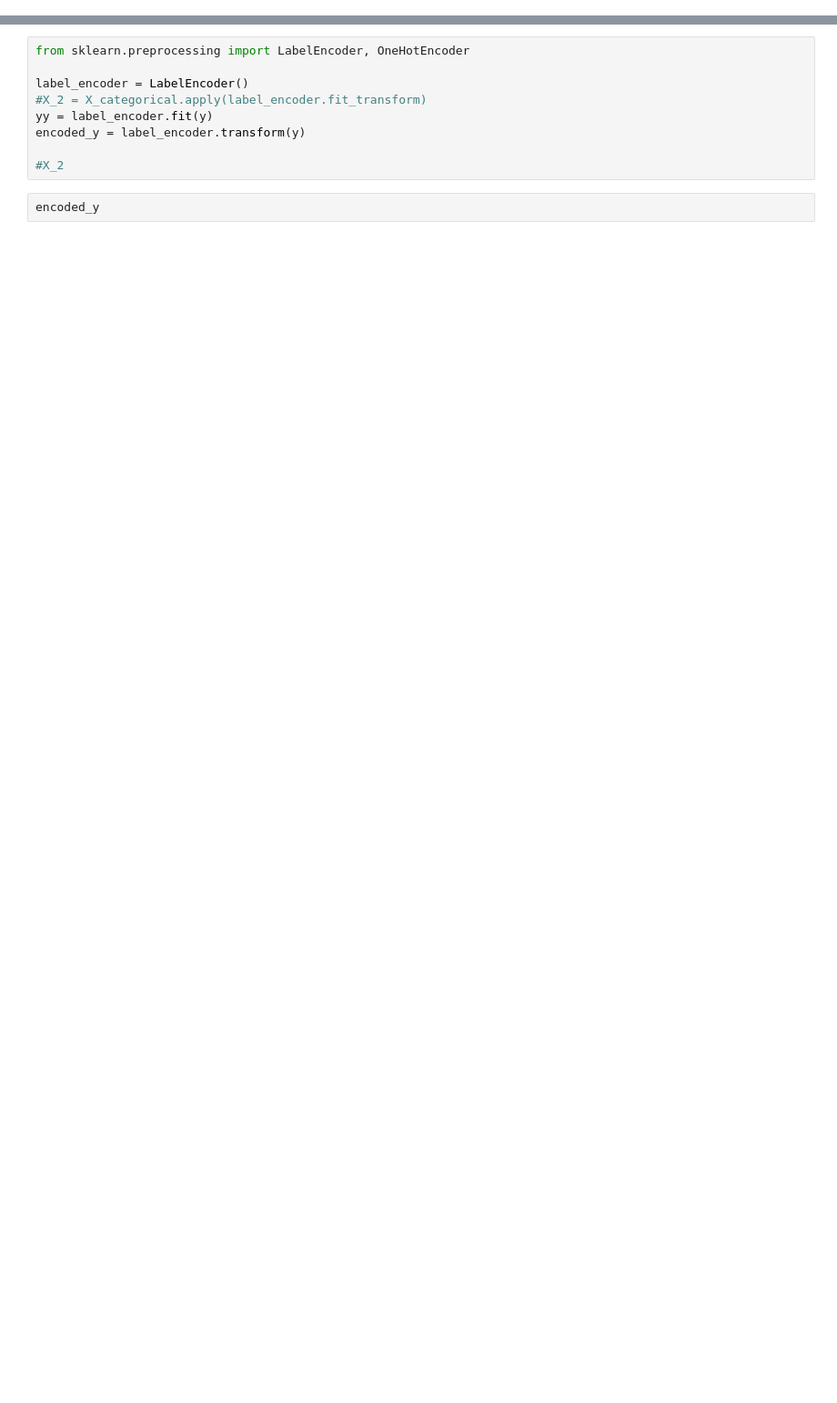
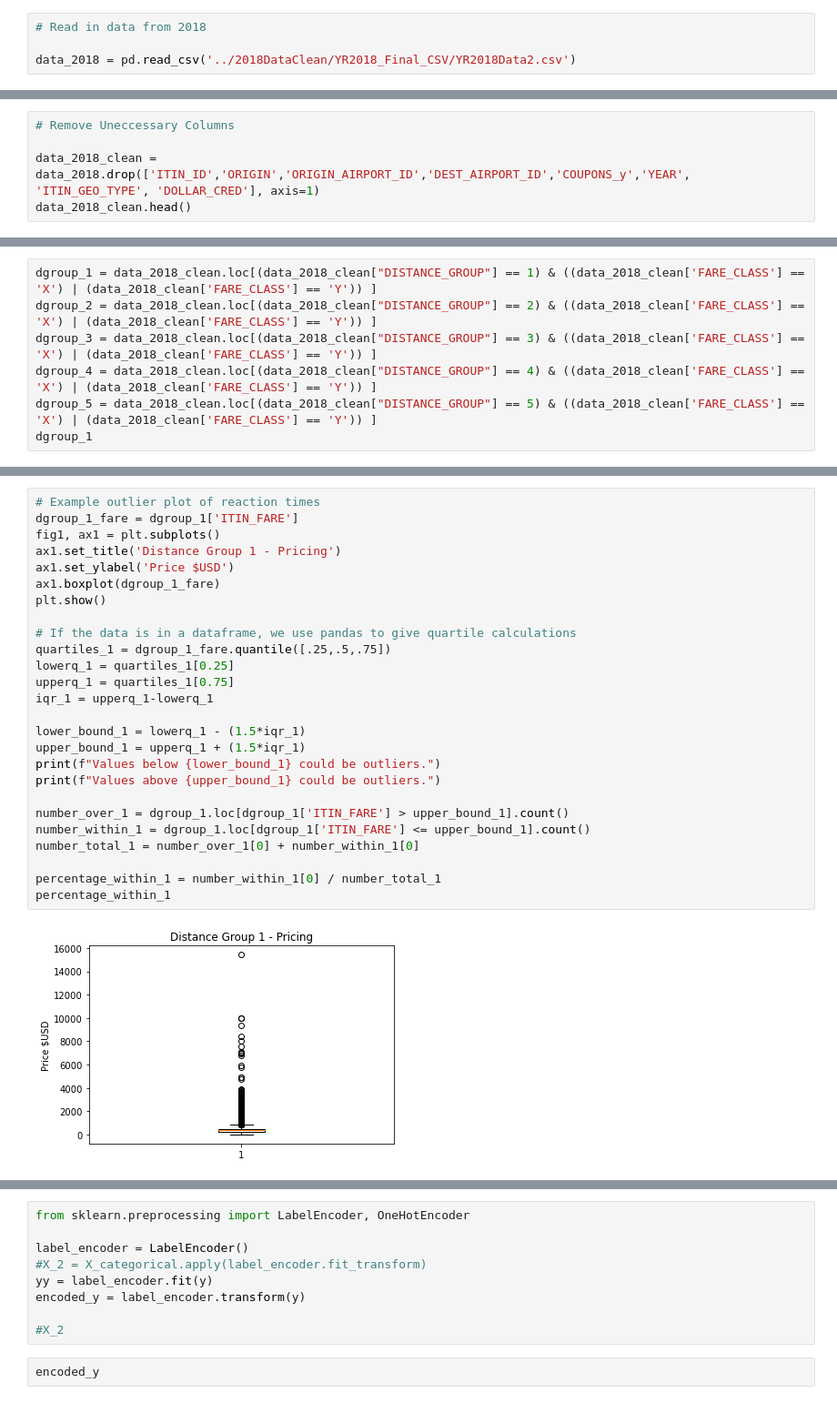
Before and after one commit to asdemonet/where-can-we-go, a Jupyter notebook: Machine_Learning_Pricing/Model 2.0 - Neural_Network.ipynb, the cells around one changed output, grey strips where cells are left out. Shown at 91% size. Cells and saved outputs as stored; diff of their text form; blank space fills up the shorter version.

```diff
--- a/Machine_Learning_Pricing/Model 2.0 - Neural_Network.ipynb
+++ b/Machine_Learning_Pricing/Model 2.0 - Neural_Network.ipynb
@@ -251,0 +7,4 @@ X
+# %%
+# Read in data from 2018
+
+data_2018 = pd.read_csv('../2018DataClean/YR2018_Final_CSV/YR2018Data2.csv')
@@ -251,0 +51,5 @@ X
+# %%
+# Remove Uneccessary Columns
+
+data_2018_clean = data_2018.drop(['ITIN_ID','ORIGIN','ORIGIN_AIRPORT_ID','DEST_AIRPORT_ID','COUPONS_y','YEAR', 'ITIN_GEO_TYPE', 'DOLLAR_CRED'], axis=1)
+data_2018_clean.head()
@@ -251,0 +63,7 @@ X
+# %%
+dgroup_1 = data_2018_clean.loc[(data_2018_clean["DISTANCE_GROUP"] == 1) & ((data_2018_clean['FARE_CLASS'] == 'X') | (data_2018_clean['FARE_CLASS'] == 'Y')) ]
+dgroup_2 = data_2018_clean.loc[(data_2018_clean["DISTANCE_GROUP"] == 2) & ((data_2018_clean['FARE_CLASS'] == 'X') | (data_2018_clean['FARE_CLASS'] == 'Y')) ]
+dgroup_3 = data_2018_clean.loc[(data_2018_clean["DISTANCE_GROUP"] == 3) & ((data_2018_clean['FARE_CLASS'] == 'X') | (data_2018_clean['FARE_CLASS'] == 'Y')) ]
+dgroup_4 = data_2018_clean.loc[(data_2018_clean["DISTANCE_GROUP"] == 4) & ((data_2018_clean['FARE_CLASS'] == 'X') | (data_2018_clean['FARE_CLASS'] == 'Y')) ]
+dgroup_5 = data_2018_clean.loc[(data_2018_clean["DISTANCE_GROUP"] == 5) & ((data_2018_clean['FARE_CLASS'] == 'X') | (data_2018_clean['FARE_CLASS'] == 'Y')) ]
+dgroup_1
@@ -251,0 +84,28 @@ X
+# %%
+# Example outlier plot of reaction times
+dgroup_1_fare = dgroup_1['ITIN_FARE']
+fig1, ax1 = plt.subplots()
+ax1.set_title('Distance Group 1 - Pricing')
+ax1.set_ylabel('Price $USD')
+ax1.boxplot(dgroup_1_fare)
+plt.show()
+
+# If the data is in a dataframe, we use pandas to give quartile calculations
+quartiles_1 = dgroup_1_fare.quantile([.25,.5,.75])
+lowerq_1 = quartiles_1[0.25]
+upperq_1 = quartiles_1[0.75]
+iqr_1 = upperq_1-lowerq_1
+
+lower_bound_1 = lowerq_1 - (1.5*iqr_1)
+upper_bound_1 = upperq_1 + (1.5*iqr_1)
+print(f"Values below {lower_bound_1} could be outliers.")
+print(f"Values above {upper_bound_1} could be outliers.")
+
+number_over_1 = dgroup_1.loc[dgroup_1['ITIN_FARE'] > upper_bound_1].count()
+number_within_1 = dgroup_1.loc[dgroup_1['ITIN_FARE'] <= upper_bound_1].count()
+number_total_1 = number_over_1[0] + number_within_1[0]
+
+percentage_within_1 = number_within_1[0] / number_total_1
+percentage_within_1
+# %% [output]
+[figure, added]
```
Also changed, not shown: parts of 55 cells of this notebook, 9 other files.
